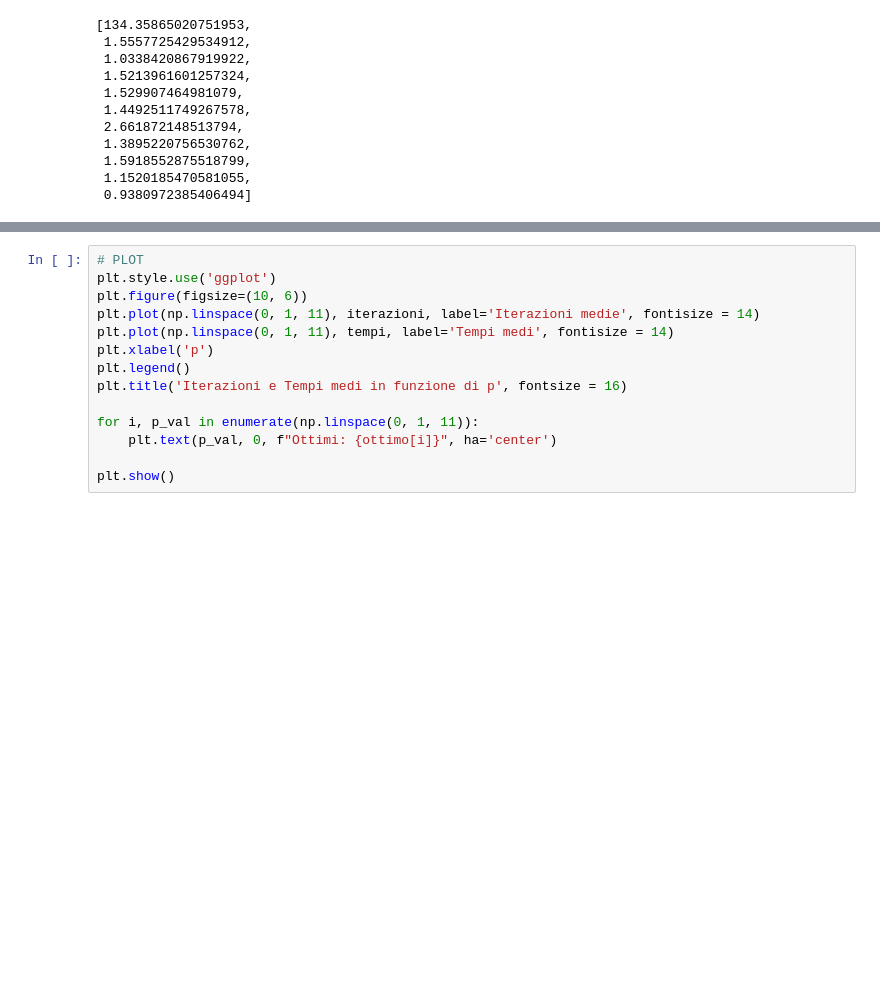
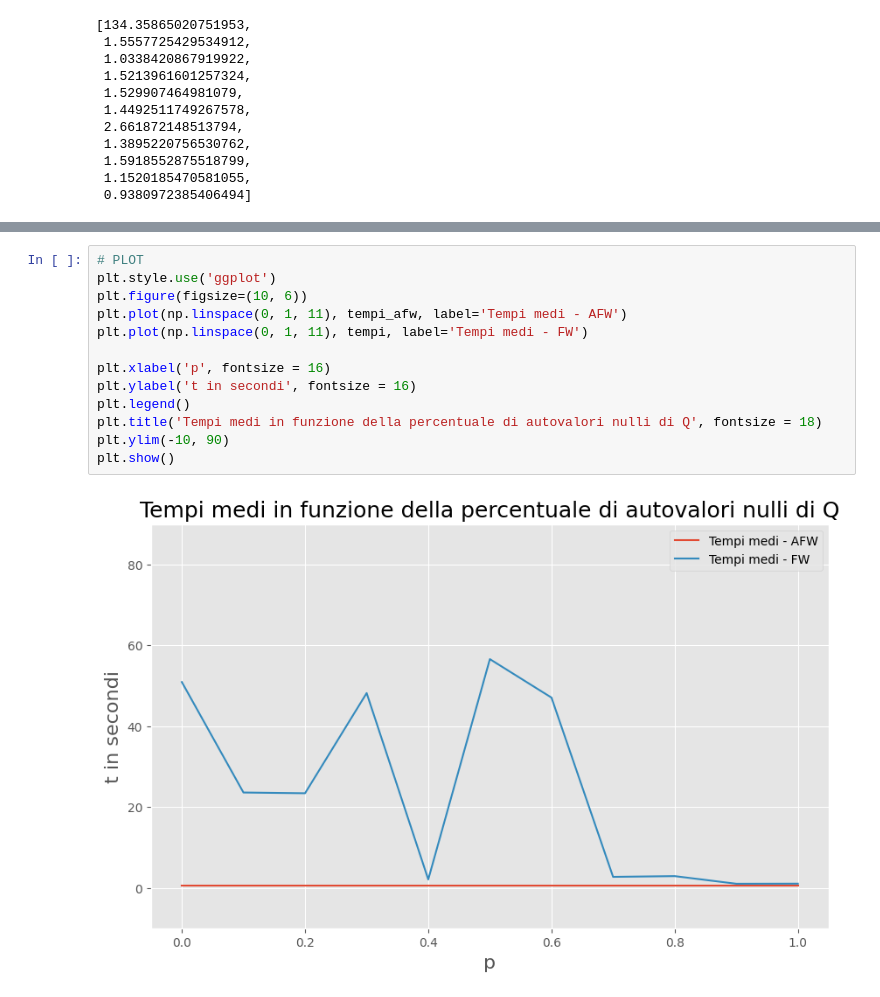
Before and after one commit to vpicchianti/Optimization-for-Data-Science, a Jupyter notebook: functions.ipynb, the cells around one changed output, grey strips where cells are left out. Drawn from its saved outputs; the diff is of its cells as text; blank space fills up the shorter version.

```diff
--- a/functions.ipynb
+++ b/functions.ipynb
@@ -1027,14 +1070,15 @@ tempi
 # %%
 # PLOT
 plt.style.use('ggplot')
 plt.figure(figsize=(10, 6))
-plt.plot(np.linspace(0, 1, 11), iterazioni, label='Iterazioni medie', fontisize = 14)
-plt.plot(np.linspace(0, 1, 11), tempi, label='Tempi medi', fontisize = 14)
-plt.xlabel('p')
+plt.plot(np.linspace(0, 1, 11), tempi_afw, label='Tempi medi - AFW')
+plt.plot(np.linspace(0, 1, 11), tempi, label='Tempi medi - FW')
+
+plt.xlabel('p', fontsize = 16)
+plt.ylabel('t in secondi', fontsize = 16)
 plt.legend()
-plt.title('Iterazioni e Tempi medi in funzione di p', fontsize = 16)
-
-for i, p_val in enumerate(np.linspace(0, 1, 11)):
-    plt.text(p_val, 0, f"Ottimi: {ottimo[i]}", ha='center')
-
+plt.title('Tempi medi in funzione della percentuale di autovalori nulli di Q', fontsize = 18)
+plt.ylim(-10, 90)
 plt.show()
+# %% [output]
+[figure, added]
```
Also changed, not shown: parts of 2 cells of this notebook, 3 other files.
